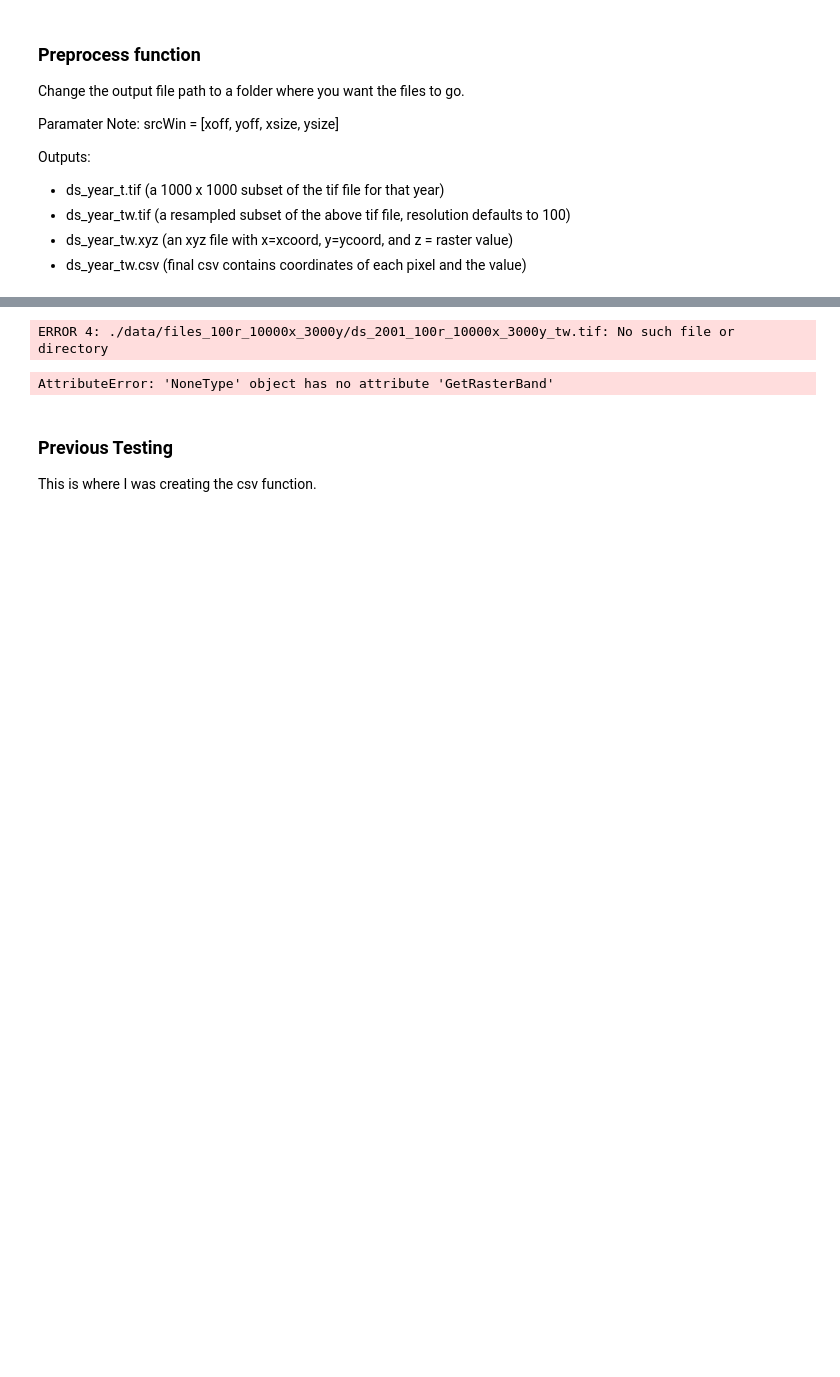
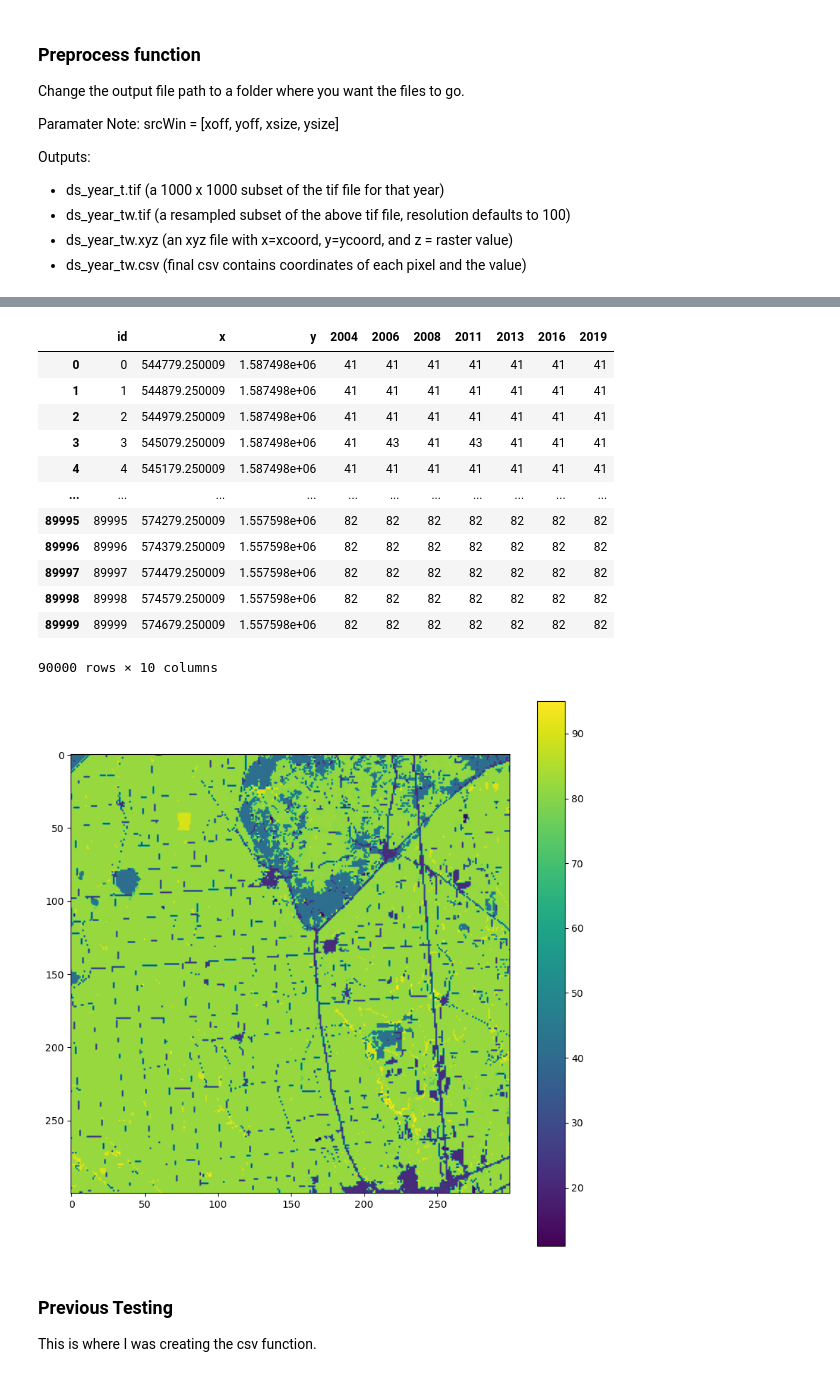
Before and after one commit to VandyDataScience/land-trust, a Jupyter notebook: 12-gdal-preprocessing.ipynb, the cells around one changed output, grey strips where cells are left out. Drawn from its saved outputs; the diff is of its cells as text; code cells hidden in the pictures; blank space fills up the shorter version.

```diff
--- a/12-gdal-preprocessing.ipynb
+++ b/12-gdal-preprocessing.ipynb
@@ -79,10 +95,22 @@ def create_stats(files, resolution=100, xoff=8000, yoff=8000, size=1000):
 #Columns: 35165
 #Rows: 17975
 # %%
-create_stats(files, xoff=10000, yoff=3000)
+create_stats(files, xoff=6000, yoff=5000)
 # %% [output]
+|  | id | x | y | 2004 | 2006 | 2008 | 2011 | 2013 | 2016 | 2019 |
+| 0 | 0 | 544779.250009 | 1.587498e+06 | 41 | 41 | 41 | 41 | 41 | 41 | 41 |
+| 1 | 1 | 544879.250009 | 1.587498e+06 | 41 | 41 | 41 | 41 | 41 | 41 | 41 |
+| 2 | 2 | 544979.250009 | 1.587498e+06 | 41 | 41 | 41 | 41 | 41 | 41 | 41 |
+| 3 | 3 | 545079.250009 | 1.587498e+06 | 41 | 43 | 41 | 43 | 41 | 41 | 41 |
+| 4 | 4 | 545179.250009 | 1.587498e+06 | 41 | 41 | 41 | 41 | 41 | 41 | 41 |
+| ... | ... | ... | ... | ... | ... | ... | ... | ... | ... | ... |
+| 89995 | 89995 | 574279.250009 | 1.557598e+06 | 82 | 82 | 82 | 82 | 82 | 82 | 82 |
+| 89996 | 89996 | 574379.250009 | 1.557598e+06 | 82 | 82 | 82 | 82 | 82 | 82 | 82 |
+| 89997 | 89997 | 574479.250009 | 1.557598e+06 | 82 | 82 | 82 | 82 | 82 | 82 | 82 |
+| 89998 | 89998 | 574579.250009 | 1.557598e+06 | 82 | 82 | 82 | 82 | 82 | 82 | 82 |
+| 89999 | 89999 | 574679.250009 | 1.557598e+06 | 82 | 82 | 82 | 82 | 82 | 82 | 82 |
-ERROR 4: ./data/files_100r_10000x_3000y/ds_2001_100r_10000x_3000y_tw.tif: No such file or directory
+90000 rows × 10 columns
-AttributeError: 'NoneType' object has no attribute 'GetRasterBand'
+[figure, added]
 # %% [markdown]
 ### Previous Testing
 
```
Also changed, not shown: parts of 4 cells of this notebook.
